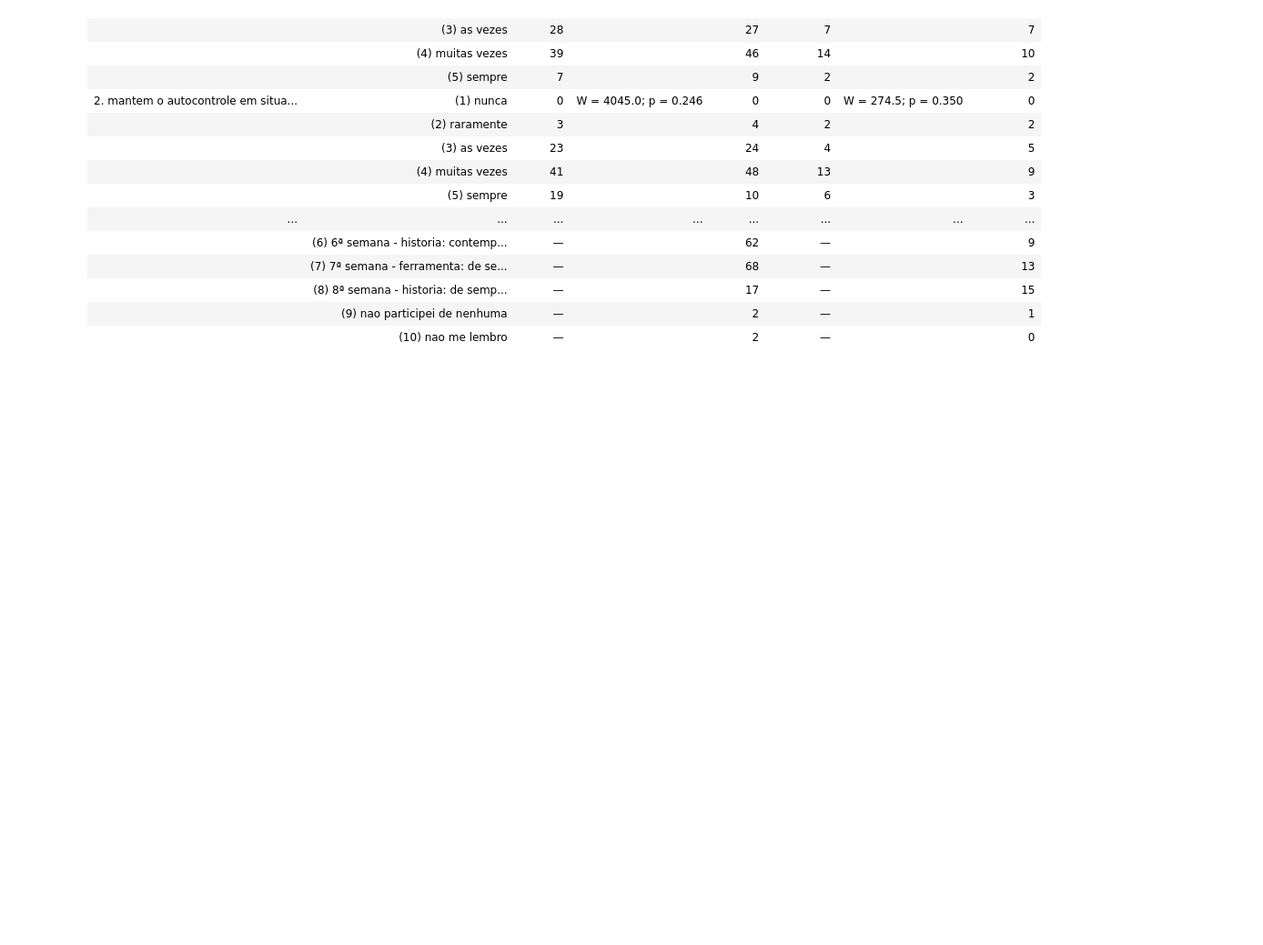
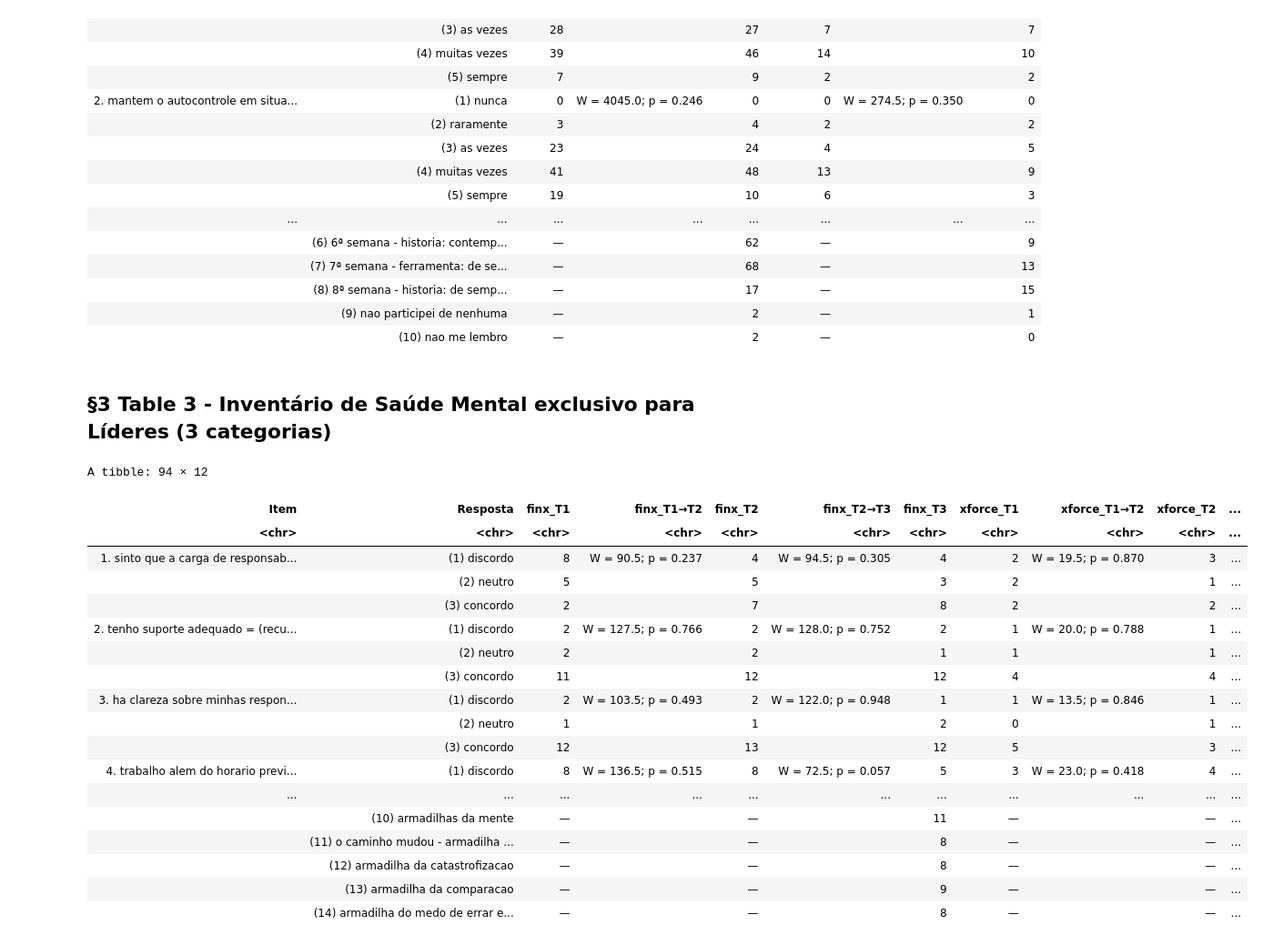
Before and after one commit to anovabr/AGEM-Time-Series, a Jupyter notebook: Processing and analysis/Command files/DA - Time series.ipynb, the cells around one changed output. Shown at 91% size. Saved outputs shown, nothing was run; the diff lists cells and outputs as text; code cells hidden in the pictures; blank space fills up the shorter version.

Commit message:
DA: Tables 3-4 with scale responses collapsed to 3 categories
Co-Authored-By: Claude Opus 5.5 <noreply@anthropic.com>
Claude-Session: https://claude.ai/code/session_01RKBYJsspEG8XXPu9eJdzD5

```diff
--- a/Processing and analysis/Command files/DA - Time series.ipynb
+++ b/Processing and analysis/Command files/DA - Time series.ipynb
@@ -16,11 +16,21 @@ options(repr.matrix.max.rows = 400, repr.matrix.max.cols = 20)
 df <- readRDS(gzcon(curl::curl("https://raw.githubusercontent.com/anovabr/AGEM-Time-Series/main/Processing%20and%20analysis/Importable%20data/df.rds",
                                handle = curl::new_handle() |> curl::handle_setheaders(Authorization = paste("token", gitcreds::gitcreds_get()$password)))))
 
-# item x response frequency table by company and wave, with W and p of the rank-sum test (T1 vs T2, T2 vs T3) on the first row of each item
-tabela <- function(inst) {
-  d <- filter(df, instrumento == inst)
-  attr(df, "opcoes") |>
-    filter(instrumento == inst) |>
+# item x response frequency table by company and wave, with W and p of the rank-sum test (T1 vs T2, T2 vs T3) on the first row of each item;
+# agrupar = TRUE collapses the 5-point scale responses to 3 categories (counts only; the tests always use the 5-point valor_teste)
+tabela <- function(inst, agrupar = FALSE) {
+  # replaces codigo/resposta of the 5-point scale labels by the 3 grouped categories when agrupar = TRUE
+  agrupa <- \(x) if (!agrupar) x else x |>
+    left_join(tribble(~resposta, ~codigo_g, ~resposta_g,
+                      "discordo totalmente", 1L, "discordo", "discordo parcialmente", 1L, "discordo", "nem concordo nem discordo", 2L, "neutro",
+                      "concordo parcialmente", 3L, "concordo", "concordo totalmente", 3L, "concordo",
+                      "nunca", 1L, "nunca/raramente", "raramente", 1L, "nunca/raramente", "as vezes", 2L, "as vezes",
+                      "muitas vezes", 3L, "muitas vezes/sempre", "sempre", 3L, "muitas vezes/sempre"), by = "resposta") |>
+    mutate(codigo = coalesce(codigo_g, codigo), resposta = coalesce(resposta_g, resposta)) |>
+    select(-codigo_g, -resposta_g)
+  d <- filter(df, instrumento == inst) |> agrupa()
+  o <- filter(attr(df, "opcoes"), instrumento == inst) |> agrupa() |> distinct()
+  o |>
     inner_join(distinct(d, item, empresa, onda), by = "item", relationship = "many-to-many") |>
     left_join(count(d, item, codigo, empresa, onda), by = c("item", "codigo", "empresa", "onda")) |>
     mutate(n = as.character(replace_na(n, 0L))) |>
@@ -34,7 +44,7 @@ tabela <- function(inst) {
     pivot_wider(id_cols = c(item, codigo), names_from = c(empresa, onda), values_from = n, names_sort = TRUE) |>
     arrange(item, codigo) |>
     left_join(distinct(d, item, item_texto), by = "item") |>
-    left_join(filter(attr(df, "opcoes"), instrumento == inst) |> select(item, codigo, resposta), by = c("item", "codigo")) |>
+    left_join(select(o, item, codigo, resposta), by = c("item", "codigo")) |>
     mutate(Item = if_else(codigo == 1, paste0(item, ". ", item_texto), ""), Resposta = paste0("(", codigo, ") ", resposta),
            across(-c(item, codigo, item_texto, resposta, Item, Resposta), ~ if_else(is.na(.) & (!str_detect(cur_column(), "\u2192") | codigo == 1), "\u2014", replace_na(., "")))) |>
     (\(t) select(t, Item, Resposta, all_of(sort(setdiff(names(t), c("item", "codigo", "item_texto", "resposta", "Item", "Resposta"))))))()
@@ -87,3 +97,27 @@ A tibble: 297 × 8
 |  | (8) 8ª semana - historia: de semp... | — |  | 17 | — |  | 15 |
 |  | (9) nao participei de nenhuma | — |  | 2 | — |  | 1 |
 |  | (10) nao me lembro | — |  | 2 | — |  | 0 |
+# %% [markdown]
+## §3 Table 3 - Inventário de Saúde Mental exclusivo para Líderes (3 categorias)
+# %%
+tabela("lideres", agrupar = TRUE)
+# %% [output]
+A tibble: 94 × 12
+| Item | Resposta | finx_T1 | finx_T1→T2 | finx_T2 | finx_T2→T3 | finx_T3 | xforce_T1 | xforce_T1→T2 | xforce_T2 | ... |
+| <chr> | <chr> | <chr> | <chr> | <chr> | <chr> | <chr> | <chr> | <chr> | <chr> | ... |
+| 1. sinto que a carga de responsab... | (1) discordo | 8 | W = 90.5; p = 0.237 | 4 | W = 94.5; p = 0.305 | 4 | 2 | W = 19.5; p = 0.870 | 3 | ... |
+|  | (2) neutro | 5 |  | 5 |  | 3 | 2 |  | 1 | ... |
+|  | (3) concordo | 2 |  | 7 |  | 8 | 2 |  | 2 | ... |
+| 2. tenho suporte adequado = (recu... | (1) discordo | 2 | W = 127.5; p = 0.766 | 2 | W = 128.0; p = 0.752 | 2 | 1 | W = 20.0; p = 0.788 | 1 | ... |
+|  | (2) neutro | 2 |  | 2 |  | 1 | 1 |  | 1 | ... |
+|  | (3) concordo | 11 |  | 12 |  | 12 | 4 |  | 4 | ... |
+| 3. ha clareza sobre minhas respon... | (1) discordo | 2 | W = 103.5; p = 0.493 | 2 | W = 122.0; p = 0.948 | 1 | 1 | W = 13.5; p = 0.846 | 1 | ... |
+|  | (2) neutro | 1 |  | 1 |  | 2 | 0 |  | 1 | ... |
+|  | (3) concordo | 12 |  | 13 |  | 12 | 5 |  | 3 | ... |
+| 4. trabalho alem do horario previ... | (1) discordo | 8 | W = 136.5; p = 0.515 | 8 | W = 72.5; p = 0.057 | 5 | 3 | W = 23.0; p = 0.418 | 4 | ... |
+| ... | ... | ... | ... | ... | ... | ... | ... | ... | ... | ... |
+|  | (10) armadilhas da mente | — |  | — |  | 11 | — |  | — | ... |
+|  | (11) o caminho mudou - armadilha ... | — |  | — |  | 8 | — |  | — | ... |
+|  | (12) armadilha da catastrofizacao | — |  | — |  | 8 | — |  | — | ... |
+|  | (13) armadilha da comparacao | — |  | — |  | 9 | — |  | — | ... |
+|  | (14) armadilha do medo de errar e... | — |  | — |  | 8 | — |  | — | ... |
```
Also changed, not shown: parts of 3 cells of this notebook.
